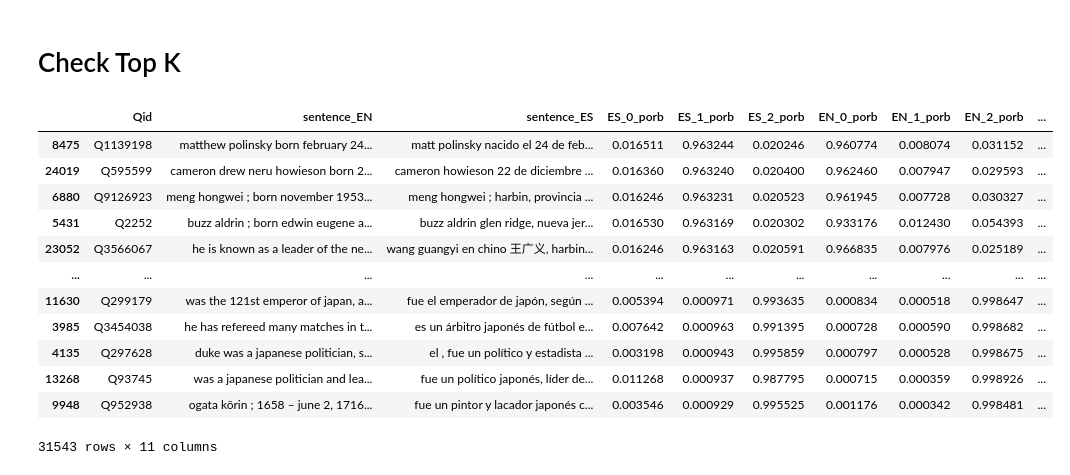
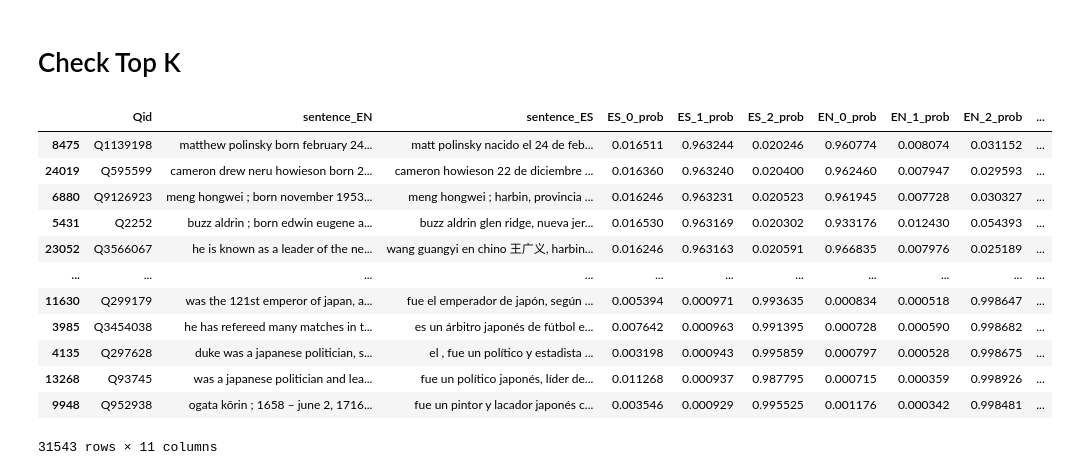
Before and after one commit to cyclonelee24/Wikipedia_Wikidata_Alignment, a Jupyter notebook: data/check_top_K/ES/Plot_ES.ipynb, the cells around one changed output. Cells and saved outputs as stored; diff of their text form; code cells hidden in the pictures.

```diff
--- a/data/check_top_K/ES/Plot_ES.ipynb
+++ b/data/check_top_K/ES/Plot_ES.ipynb
@@ -17,23 +17,23 @@ df = pd.read_pickle('first_two_sentences_EN_and_ES_POB.pkl')
 df_ES = pd.read_csv('ES_result.csv', index_col=[0])
 df_EN = pd.read_csv('EN_result.csv', index_col=[0])
 # %%
-ES_0_porb = df_ES['0_prob']
-ES_1_porb = df_ES['1_prob']
-ES_2_porb = df_ES['2_prob']
-EN_0_porb = df_EN['0_prob']
-EN_1_porb = df_EN['1_prob']
-EN_2_porb = df_EN['2_prob']
+ES_0_prob = df_ES['0_prob']
+ES_1_prob = df_ES['1_prob']
+ES_2_prob = df_ES['2_prob']
+EN_0_prob = df_EN['0_prob']
+EN_1_prob = df_EN['1_prob']
+EN_2_prob = df_EN['2_prob']
 # %%
 Wikidata_ES = df_ES['wikidata']
 Wikidata_EN = df_EN['wikidata']
 # %%
-df['ES_0_porb'] = ES_0_porb
-df['ES_1_porb'] = ES_1_porb
-df['ES_2_porb'] = ES_2_porb
+df['ES_0_prob'] = ES_0_prob
+df['ES_1_prob'] = ES_1_prob
+df['ES_2_prob'] = ES_2_prob
 # %%
-df['EN_0_porb'] = EN_0_porb
-df['EN_1_porb'] = EN_1_porb
-df['EN_2_porb'] = EN_2_porb
+df['EN_0_prob'] = EN_0_prob
+df['EN_1_prob'] = EN_1_prob
+df['EN_2_prob'] = EN_2_prob
 # %%
 df['Wikidata_ES'] = Wikidata_ES
 df['Wikidata_EN'] = Wikidata_EN
@@ -162,9 +162,9 @@ df.to_pickle('Final_result_EN_ES.pkl')
 # %% [markdown]
 # Check Top K
 # %%
-df.sort_values(by='ES_1_porb', axis=0, ascending=False)
+df.sort_values(by='ES_1_prob', axis=0, ascending=False)
 # %% [output]
-|  | Qid | sentence_EN | sentence_ES | ES_0_porb | ES_1_porb | ES_2_porb | EN_0_porb | EN_1_porb | EN_2_porb | ... |
+|  | Qid | sentence_EN | sentence_ES | ES_0_prob | ES_1_prob | ES_2_prob | EN_0_prob | EN_1_prob | EN_2_prob | ... |
 | 8475 | Q1139198 | matthew polinsky born february 24... | matt polinsky nacido el 24 de feb... | 0.016511 | 0.963244 | 0.020246 | 0.960774 | 0.008074 | 0.031152 | ... |
 | 24019 | Q595599 | cameron drew neru howieson born 2... | cameron howieson 22 de diciembre ... | 0.016360 | 0.963240 | 0.020400 | 0.962460 | 0.007947 | 0.029593 | ... |
 | 6880 | Q9126923 | meng hongwei ; born november 1953... | meng hongwei ; harbin, provincia ... | 0.016246 | 0.963231 | 0.020523 | 0.961945 | 0.007728 | 0.030327 | ... |
```
Also changed, not shown: parts of 5 cells of this notebook, 19 other files.
